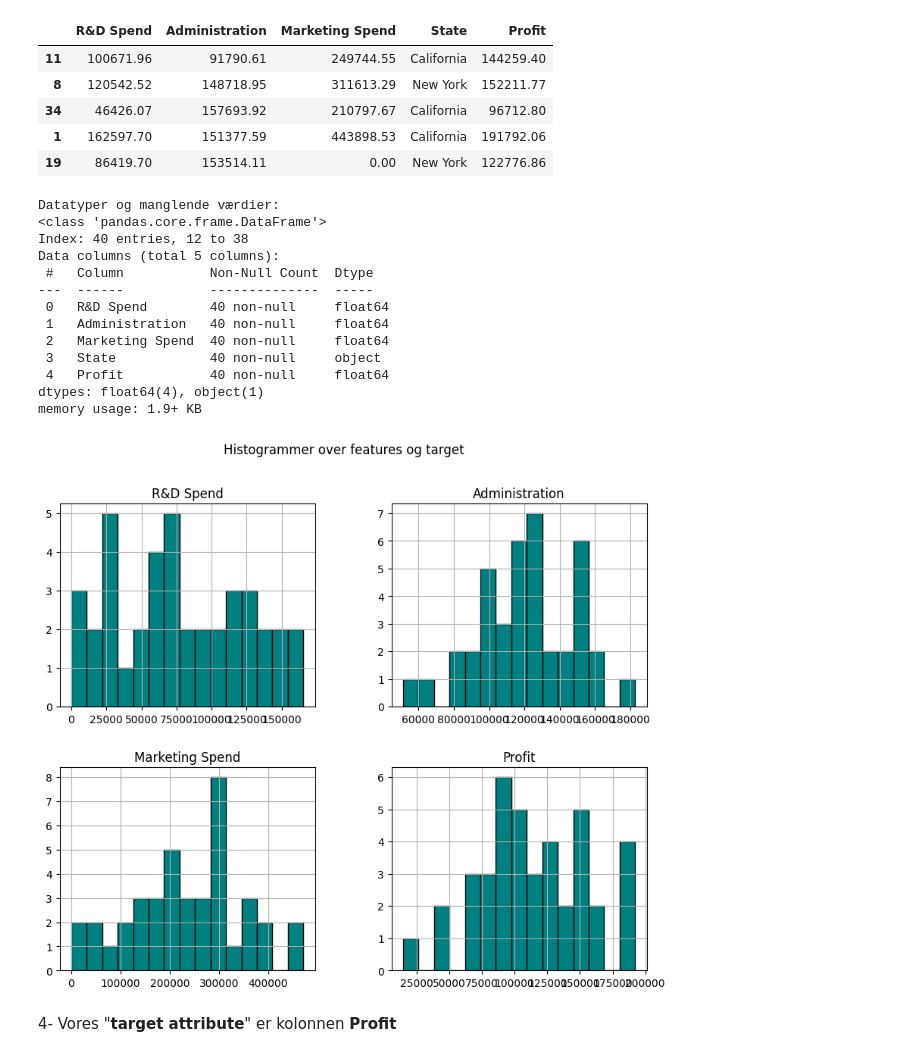
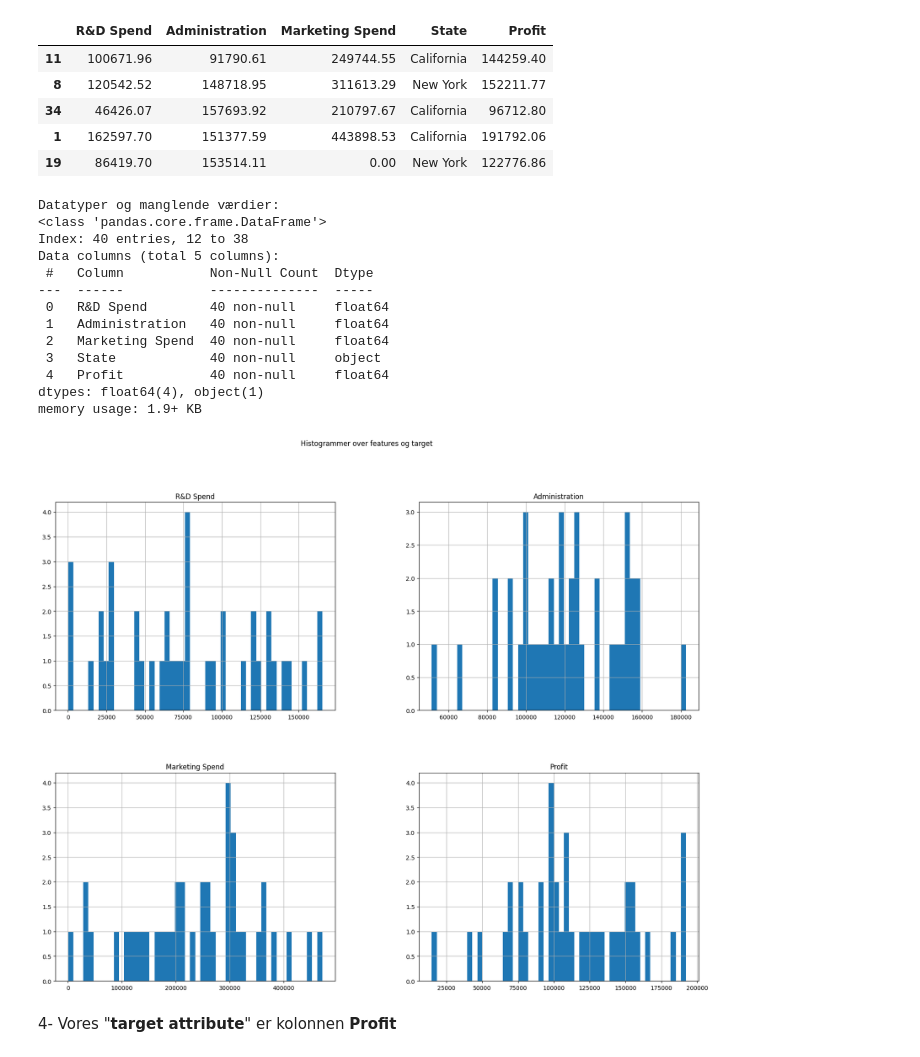
Before and after one commit to ahma004/Regression_Performance, a Jupyter notebook: 50StartUps.ipynb, the cells around one changed output. Drawn from its saved outputs; the diff is of its cells as text; code cells hidden in the pictures.

```diff
--- a/50StartUps.ipynb
+++ b/50StartUps.ipynb
@@ -254,28 +254,28 @@ data.head()
 # %%
 # 3-
 import matplotlib.pyplot as plt
 
 print("Datatyper og manglende værdier:")
 startups.info()
 
-startups.hist(bins=15, figsize=(10, 8), color='teal', edgecolor='black')
+startups.hist(bins=50, figsize=(20,15))
 plt.suptitle("Histogrammer over features og target")
 plt.show()
 # %% [output]
 Datatyper og manglende værdier:
 <class 'pandas.core.frame.DataFrame'>
 Index: 40 entries, 12 to 38
 Data columns (total 5 columns):
  #   Column           Non-Null Count  Dtype
 ---  ------           --------------  -----
  0   R&D Spend        40 non-null     float64
  1   Administration   40 non-null     float64
  2   Marketing Spend  40 non-null     float64
  3   State            40 non-null     object
  4   Profit           40 non-null     float64
 dtypes: float64(4), object(1)
 memory usage: 1.9+ KB
-[figure, old version]
+[figure, new version]
 # %% [markdown]
 4- Vores "**target attribute**" er kolonnen **Profit**
 # %%
```
